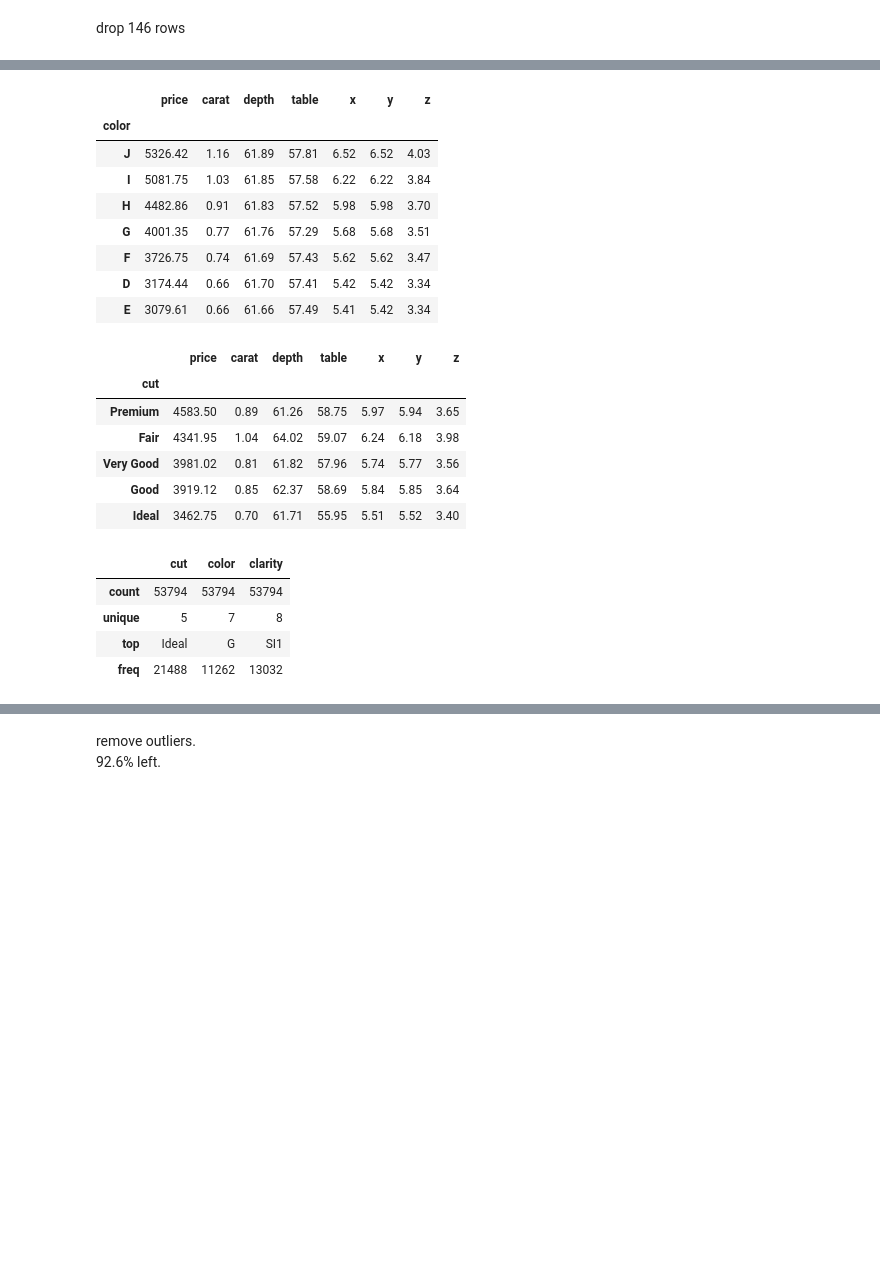
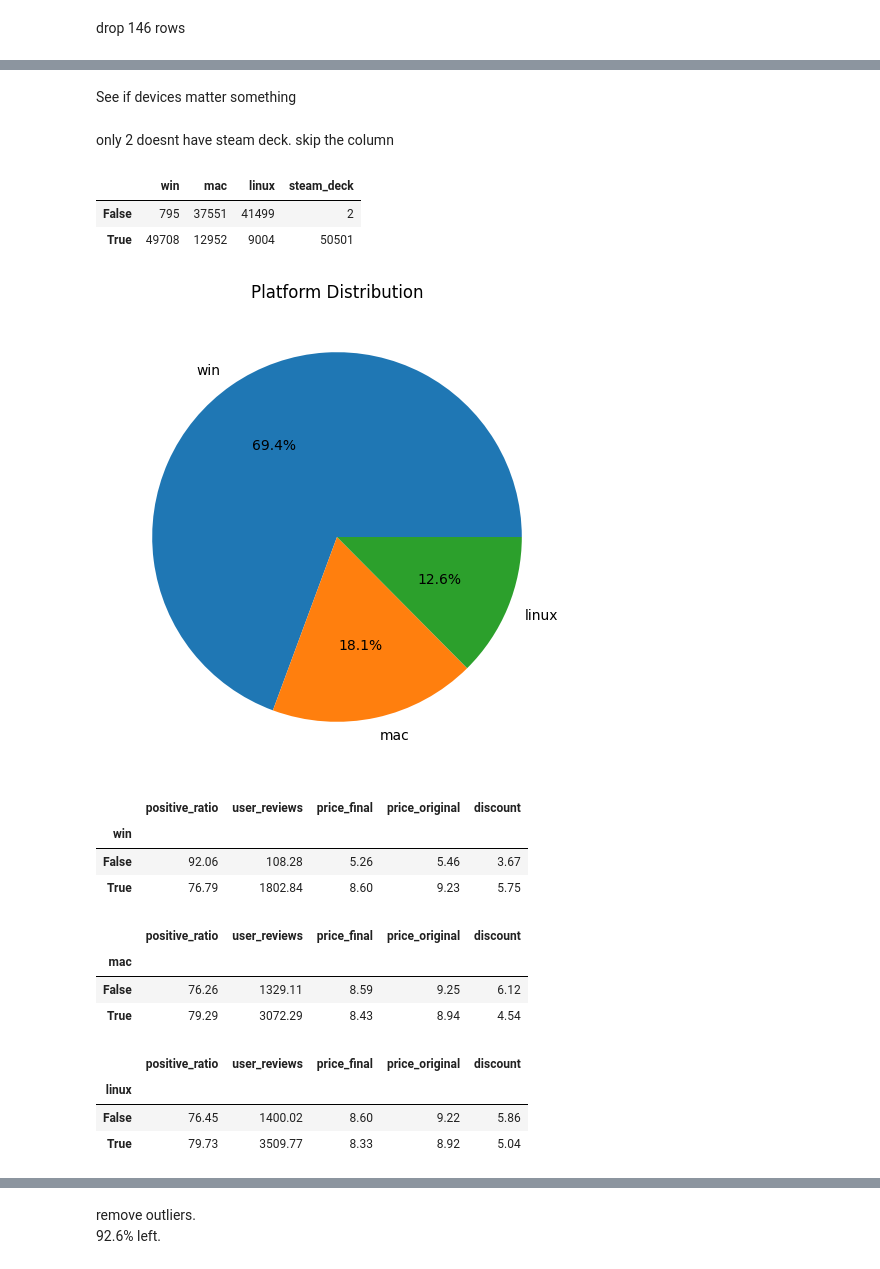
Before and after one commit to LLF00/datascience1, a Jupyter notebook: DS Project.ipynb, the cells around one changed output, grey strips where cells are left out. Cells and saved outputs as stored; diff of their text form; code cells hidden in the pictures; blank space fills up the shorter version.

```diff
--- a/DS Project.ipynb
+++ b/DS Project.ipynb
@@ -101,30 +96,41 @@ it is hard to see big diamonds with DEF color
-# %%
-df.groupby('color')[['price','carat', 'depth','table','x','y','z']].mean().round(2).sort_values(by='price', ascending=False)
-# %% [output]
-|  | price | carat | depth | table | x | y | z |
-| color |  |  |  |  |  |  |  |
-| J | 5326.42 | 1.16 | 61.89 | 57.81 | 6.52 | 6.52 | 4.03 |
-| I | 5081.75 | 1.03 | 61.85 | 57.58 | 6.22 | 6.22 | 3.84 |
-| H | 4482.86 | 0.91 | 61.83 | 57.52 | 5.98 | 5.98 | 3.70 |
-| G | 4001.35 | 0.77 | 61.76 | 57.29 | 5.68 | 5.68 | 3.51 |
-| F | 3726.75 | 0.74 | 61.69 | 57.43 | 5.62 | 5.62 | 3.47 |
-| D | 3174.44 | 0.66 | 61.70 | 57.41 | 5.42 | 5.42 | 3.34 |
-| E | 3079.61 | 0.66 | 61.66 | 57.49 | 5.41 | 5.42 | 3.34 |
-# %%
-df.groupby('cut')[['price', 'carat', 'depth', 'table', 'x', 'y', 'z']].mean().round(2).sort_values(by='price', ascending=False)
-# %% [output]
-|  | price | carat | depth | table | x | y | z |
-| cut |  |  |  |  |  |  |  |
-| Premium | 4583.50 | 0.89 | 61.26 | 58.75 | 5.97 | 5.94 | 3.65 |
-| Fair | 4341.95 | 1.04 | 64.02 | 59.07 | 6.24 | 6.18 | 3.98 |
-| Very Good | 3981.02 | 0.81 | 61.82 | 57.96 | 5.74 | 5.77 | 3.56 |
-| Good | 3919.12 | 0.85 | 62.37 | 58.69 | 5.84 | 5.85 | 3.64 |
-| Ideal | 3462.75 | 0.70 | 61.71 | 55.95 | 5.51 | 5.52 | 3.40 |
-# %%
-df.describe(include=object)
-# %% [output]
-|  | cut | color | clarity |
-| count | 53794 | 53794 | 53794 |
-| unique | 5 | 7 | 8 |
-| top | Ideal | G | SI1 |
-| freq | 21488 | 11262 | 13032 |
+# %% [markdown]
+See if devices matter something
+# %% [markdown]
+ only 2 doesnt have steam deck. skip the column
+# %%
+df[['win', 'mac', 'linux', 'steam_deck']].apply(pd.value_counts)
+# %% [output]
+|  | win | mac | linux | steam_deck |
+| False | 795 | 37551 | 41499 | 2 |
+| True | 49708 | 12952 | 9004 | 50501 |
+# %%
+platform_counts = df[['win', 'mac', 'linux']].sum()
+
+# Plotting the pie chart
+plt.figure(figsize=(6, 6))
+plt.pie(platform_counts, labels=platform_counts.index, autopct='%1.1f%%')
+plt.title('Platform Distribution')
+plt.show()
+# %% [output]
+[figure, added]
+# %%
+df.groupby('win')[['positive_ratio','user_reviews', 'price_final','price_original','discount']].mean().round(2)
+# %% [output]
+|  | positive_ratio | user_reviews | price_final | price_original | discount |
+| win |  |  |  |  |  |
+| False | 92.06 | 108.28 | 5.26 | 5.46 | 3.67 |
+| True | 76.79 | 1802.84 | 8.60 | 9.23 | 5.75 |
+# %%
+df.groupby('mac')[['positive_ratio','user_reviews', 'price_final','price_original','discount']].mean().round(2)
+# %% [output]
+|  | positive_ratio | user_reviews | price_final | price_original | discount |
+| mac |  |  |  |  |  |
+| False | 76.26 | 1329.11 | 8.59 | 9.25 | 6.12 |
+| True | 79.29 | 3072.29 | 8.43 | 8.94 | 4.54 |
+# %%
+df.groupby('linux')[['positive_ratio','user_reviews', 'price_final','price_original','discount']].mean().round(2)
+# %% [output]
+|  | positive_ratio | user_reviews | price_final | price_original | discount |
+| linux |  |  |  |  |  |
+| False | 76.45 | 1400.02 | 8.60 | 9.22 | 5.86 |
+| True | 79.73 | 3509.77 | 8.33 | 8.92 | 5.04 |
```
Also changed, not shown: parts of 18 cells of this notebook.
